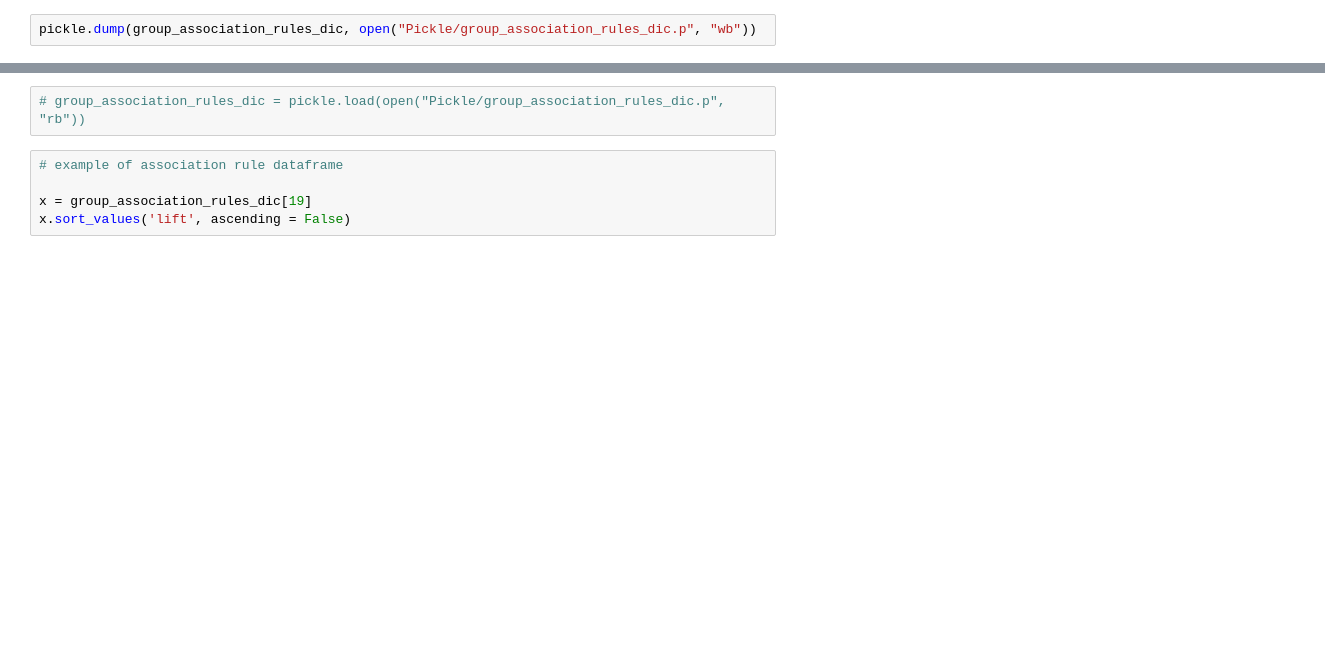
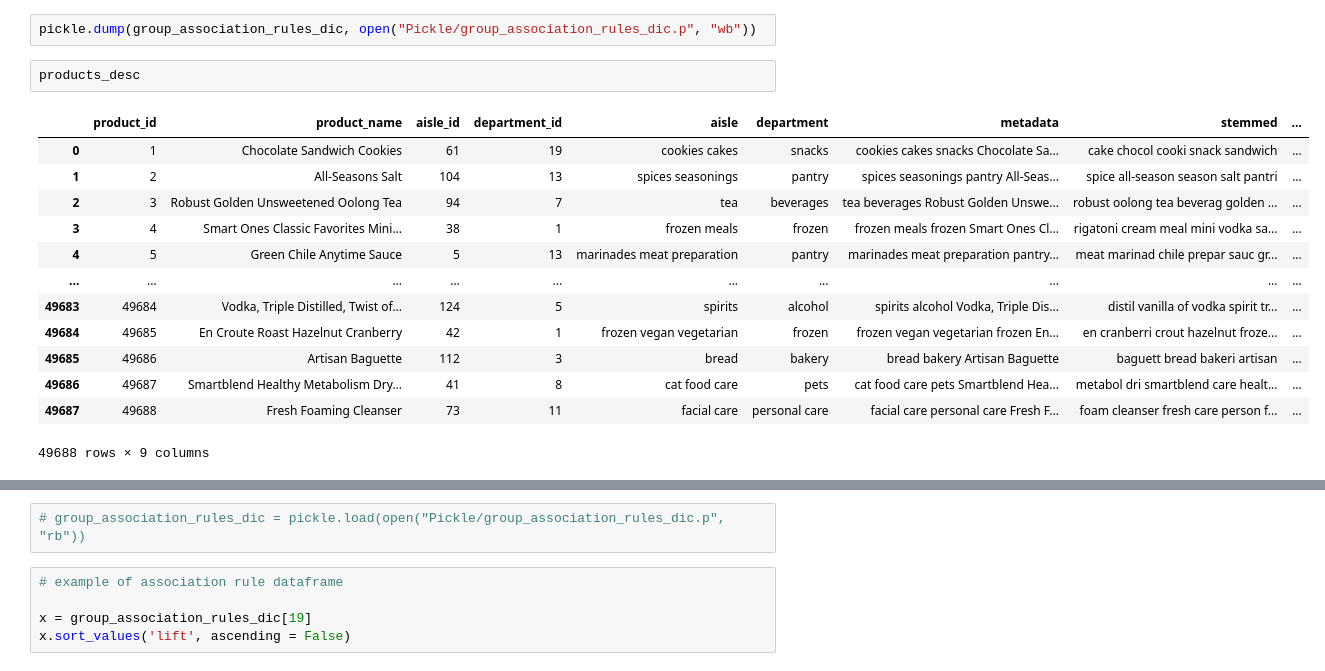
Before and after one commit to melodygr/grocery_recommendation, a Jupyter notebook: Market_Basket_Analysis.ipynb, the cells around one changed output, grey strips where cells are left out. Drawn from its saved outputs; the diff is of its cells as text; blank space fills up the shorter version.

```diff
--- a/Market_Basket_Analysis.ipynb
+++ b/Market_Basket_Analysis.ipynb
@@ -219,2 +257,18 @@ for x in group_association_rules_dic:
 # %%
 pickle.dump(group_association_rules_dic, open("Pickle/group_association_rules_dic.p", "wb"))
+# %%
+products_desc
+# %% [output]
+|  | product_id | product_name | aisle_id | department_id | aisle | department | metadata | stemmed | ... |
+| 0 | 1 | Chocolate Sandwich Cookies | 61 | 19 | cookies cakes | snacks | cookies cakes snacks Chocolate Sa... | cake chocol cooki snack sandwich | ... |
+| 1 | 2 | All-Seasons Salt | 104 | 13 | spices seasonings | pantry | spices seasonings pantry All-Seas... | spice all-season season salt pantri | ... |
+| 2 | 3 | Robust Golden Unsweetened Oolong Tea | 94 | 7 | tea | beverages | tea beverages Robust Golden Unswe... | robust oolong tea beverag golden ... | ... |
+| 3 | 4 | Smart Ones Classic Favorites Mini... | 38 | 1 | frozen meals | frozen | frozen meals frozen Smart Ones Cl... | rigatoni cream meal mini vodka sa... | ... |
+| 4 | 5 | Green Chile Anytime Sauce | 5 | 13 | marinades meat preparation | pantry | marinades meat preparation pantry... | meat marinad chile prepar sauc gr... | ... |
+| ... | ... | ... | ... | ... | ... | ... | ... | ... | ... |
+| 49683 | 49684 | Vodka, Triple Distilled, Twist of... | 124 | 5 | spirits | alcohol | spirits alcohol Vodka, Triple Dis... | distil vanilla of vodka spirit tr... | ... |
+| 49684 | 49685 | En Croute Roast Hazelnut Cranberry | 42 | 1 | frozen vegan vegetarian | frozen | frozen vegan vegetarian frozen En... | en cranberri crout hazelnut froze... | ... |
+| 49685 | 49686 | Artisan Baguette | 112 | 3 | bread | bakery | bread bakery Artisan Baguette | baguett bread bakeri artisan | ... |
+| 49686 | 49687 | Smartblend Healthy Metabolism Dry... | 41 | 8 | cat food care | pets | cat food care pets Smartblend Hea... | metabol dri smartblend care healt... | ... |
+| 49687 | 49688 | Fresh Foaming Cleanser | 73 | 11 | facial care | personal care | facial care personal care Fresh F... | foam cleanser fresh care person f... | ... |
+49688 rows × 9 columns
```
Also changed, not shown: parts of 18 cells of this notebook.
